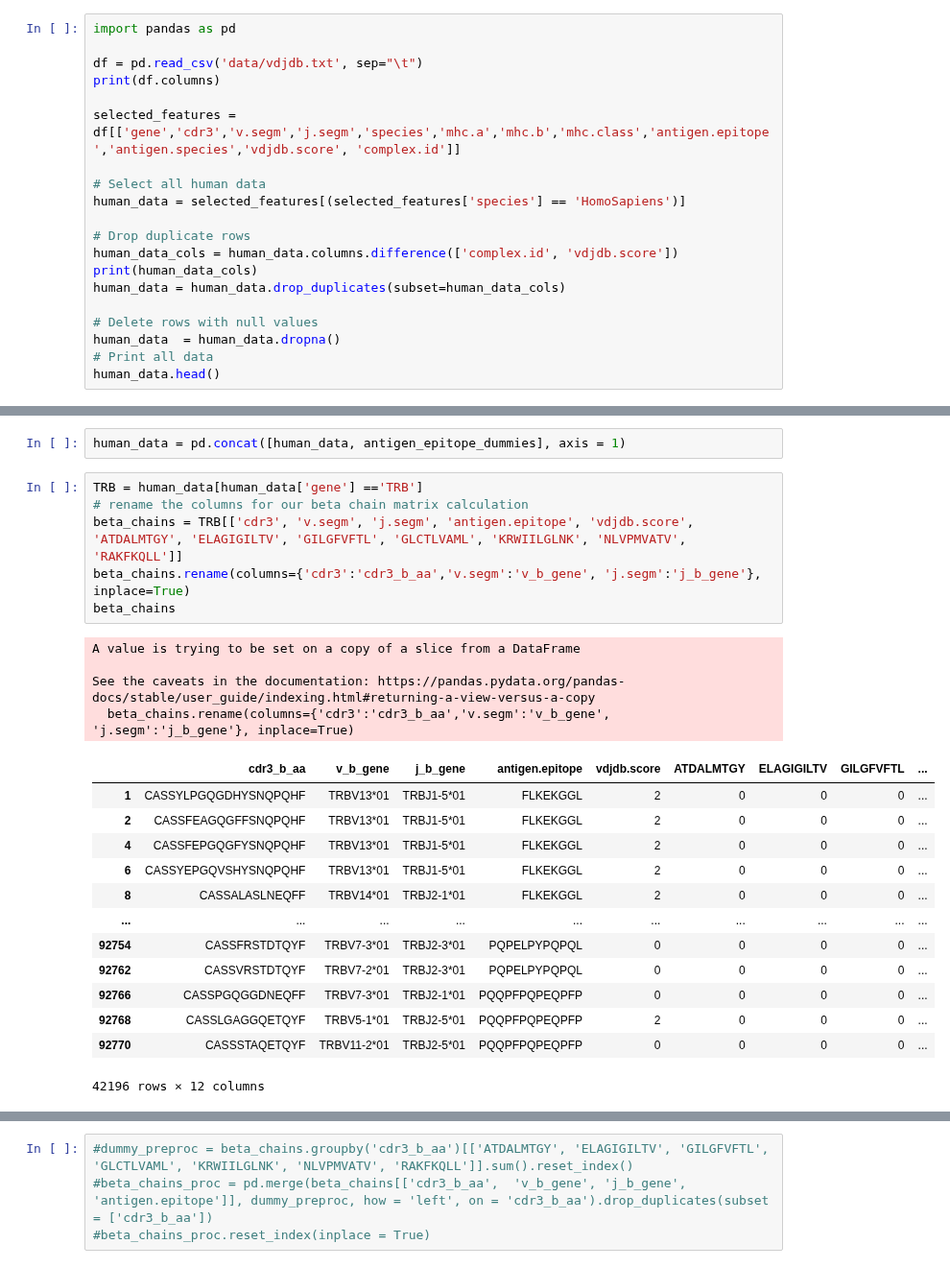
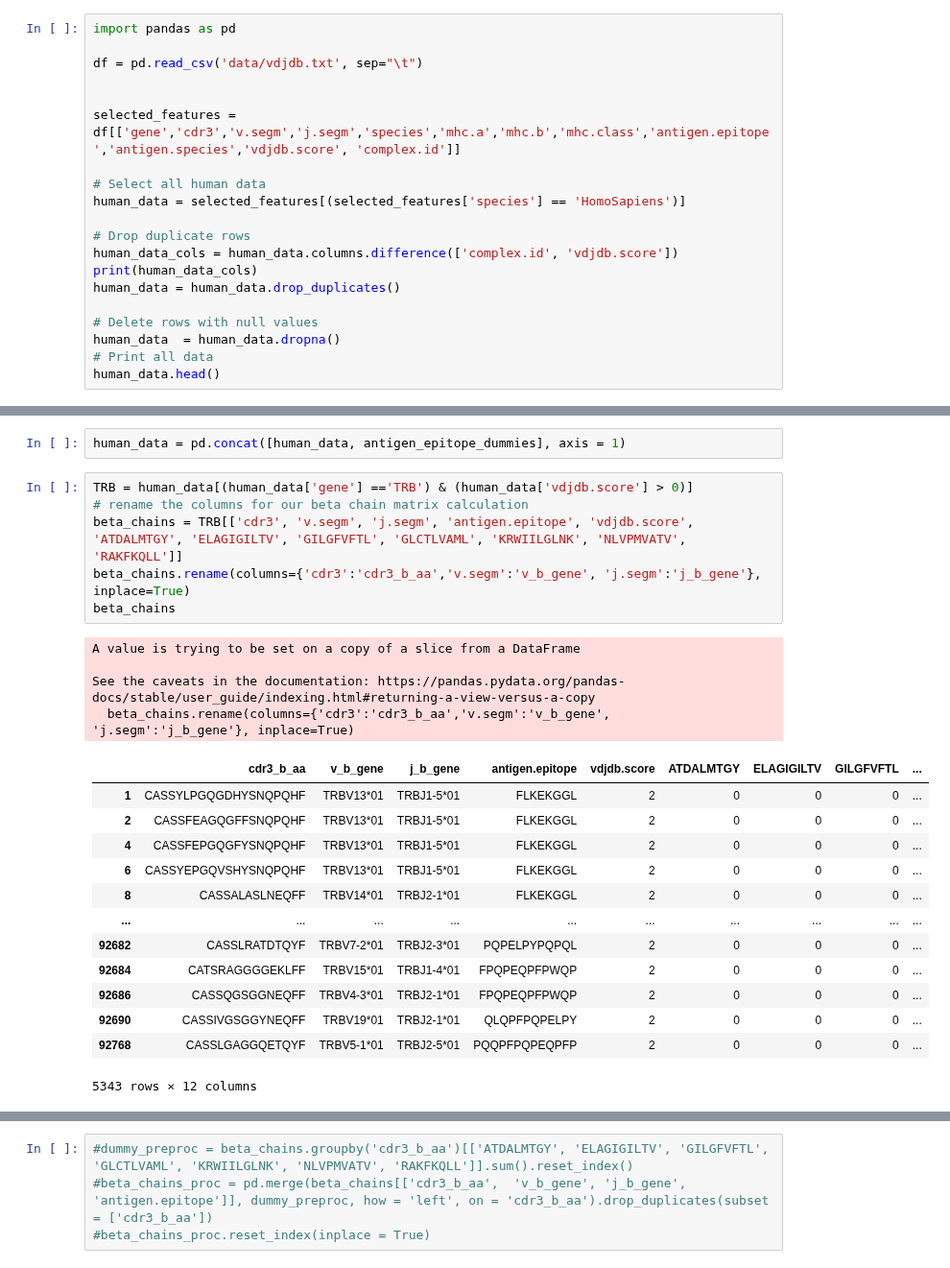
Before and after one commit to UoB-DSMP-2023-24/dsmp-2024-groupol1, a Jupyter notebook: modelling.ipynb, the cells around one changed output, grey strips where cells are left out. Shown at 96% size. Saved outputs shown, nothing was run; the diff lists cells and outputs as text.

```diff
--- a/modelling.ipynb
+++ b/modelling.ipynb
@@ -42,7 +61,7 @@ data/                  metrics.py              README.md        results/
 import pandas as pd
 
 df = pd.read_csv('data/vdjdb.txt', sep="\t")
-print(df.columns)
+
 
 selected_features = df[['gene','cdr3','v.segm','j.segm','species','mhc.a','mhc.b','mhc.class','antigen.epitope','antigen.species','vdjdb.score', 'complex.id']]
 
@@ -52,7 +71,7 @@ human_data = selected_features[(selected_features['species'] == 'HomoSapiens')]
 # Drop duplicate rows
 human_data_cols = human_data.columns.difference(['complex.id', 'vdjdb.score'])
 print(human_data_cols)
-human_data = human_data.drop_duplicates(subset=human_data_cols)
+human_data = human_data.drop_duplicates()
 
 # Delete rows with null values
 human_data  = human_data.dropna()
@@ -79,27 +92,27 @@ antigen_epitope_dummies = pd.get_dummies(human_data['antigen.epitope'], dtype =
 # %%
 human_data = pd.concat([human_data, antigen_epitope_dummies], axis = 1)
 # %%
-TRB = human_data[human_data['gene'] =='TRB']
+TRB = human_data[(human_data['gene'] =='TRB') & (human_data['vdjdb.score'] > 0)]
 # rename the columns for our beta chain matrix calculation
 beta_chains = TRB[['cdr3', 'v.segm', 'j.segm', 'antigen.epitope', 'vdjdb.score', 'ATDALMTGY', 'ELAGIGILTV', 'GILGFVFTL', 'GLCTLVAML', 'KRWIILGLNK', 'NLVPMVATV', 'RAKFKQLL']]
 beta_chains.rename(columns={'cdr3':'cdr3_b_aa','v.segm':'v_b_gene', 'j.segm':'j_b_gene'}, inplace=True)
 beta_chains
 # %% [output]
 A value is trying to be set on a copy of a slice from a DataFrame
 
 See the caveats in the documentation: https://pandas.pydata.org/pandas-docs/stable/user_guide/indexing.html#returning-a-view-versus-a-copy
   beta_chains.rename(columns={'cdr3':'cdr3_b_aa','v.segm':'v_b_gene', 'j.segm':'j_b_gene'}, inplace=True)
 |  | cdr3_b_aa | v_b_gene | j_b_gene | antigen.epitope | vdjdb.score | ATDALMTGY | ELAGIGILTV | GILGFVFTL | ... |
 | 1 | CASSYLPGQGDHYSNQPQHF | TRBV13*01 | TRBJ1-5*01 | FLKEKGGL | 2 | 0 | 0 | 0 | ... |
 | 2 | CASSFEAGQGFFSNQPQHF | TRBV13*01 | TRBJ1-5*01 | FLKEKGGL | 2 | 0 | 0 | 0 | ... |
 | 4 | CASSFEPGQGFYSNQPQHF | TRBV13*01 | TRBJ1-5*01 | FLKEKGGL | 2 | 0 | 0 | 0 | ... |
 | 6 | CASSYEPGQVSHYSNQPQHF | TRBV13*01 | TRBJ1-5*01 | FLKEKGGL | 2 | 0 | 0 | 0 | ... |
 | 8 | CASSALASLNEQFF | TRBV14*01 | TRBJ2-1*01 | FLKEKGGL | 2 | 0 | 0 | 0 | ... |
 | ... | ... | ... | ... | ... | ... | ... | ... | ... | ... |
-| 92754 | CASSFRSTDTQYF | TRBV7-3*01 | TRBJ2-3*01 | PQPELPYPQPQL | 0 | 0 | 0 | 0 | ... |
-| 92762 | CASSVRSTDTQYF | TRBV7-2*01 | TRBJ2-3*01 | PQPELPYPQPQL | 0 | 0 | 0 | 0 | ... |
-| 92766 | CASSPGQGGDNEQFF | TRBV7-3*01 | TRBJ2-1*01 | PQQPFPQPEQPFP | 0 | 0 | 0 | 0 | ... |
+| 92682 | CASSLRATDTQYF | TRBV7-2*01 | TRBJ2-3*01 | PQPELPYPQPQL | 2 | 0 | 0 | 0 | ... |
+| 92684 | CATSRAGGGGEKLFF | TRBV15*01 | TRBJ1-4*01 | FPQPEQPFPWQP | 2 | 0 | 0 | 0 | ... |
+| 92686 | CASSQGSGGNEQFF | TRBV4-3*01 | TRBJ2-1*01 | FPQPEQPFPWQP | 2 | 0 | 0 | 0 | ... |
+| 92690 | CASSIVGSGGYNEQFF | TRBV19*01 | TRBJ2-1*01 | QLQPFPQPELPY | 2 | 0 | 0 | 0 | ... |
 | 92768 | CASSLGAGGQETQYF | TRBV5-1*01 | TRBJ2-5*01 | PQQPFPQPEQPFP | 2 | 0 | 0 | 0 | ... |
-| 92770 | CASSSTAQETQYF | TRBV11-2*01 | TRBJ2-5*01 | PQQPFPQPEQPFP | 0 | 0 | 0 | 0 | ... |
-42196 rows × 12 columns
+5343 rows × 12 columns
 # %%
```
Also changed, not shown: parts of 29 cells of this notebook.
